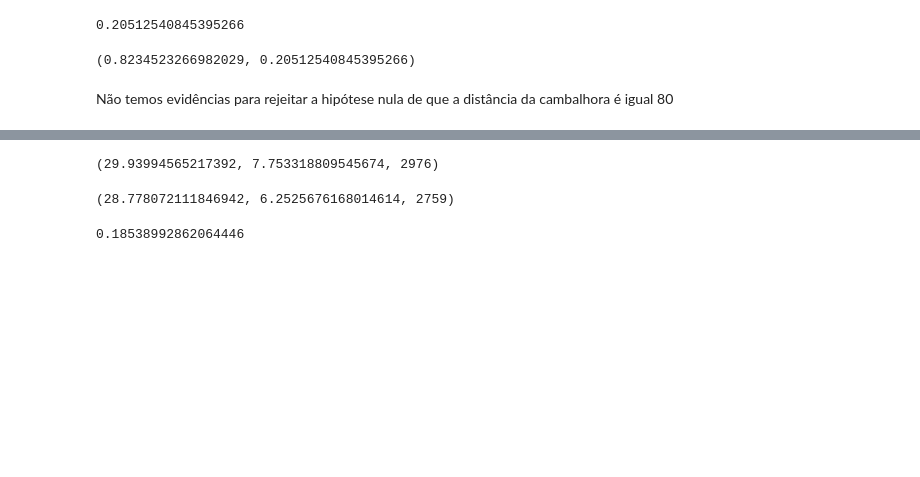
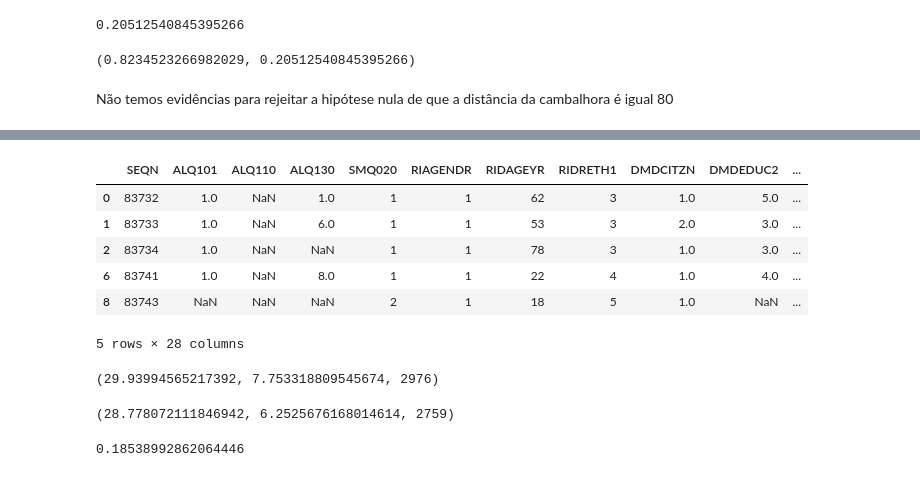
Before and after one commit to thiagogomesverissimo/notebooks, a Jupyter notebook: HypothesisTesting.ipynb, the cells around one changed output, grey strips where cells are left out. Cells and saved outputs as stored; diff of their text form; code cells hidden in the pictures; blank space fills up the shorter version.

```diff
--- a/HypothesisTesting.ipynb
+++ b/HypothesisTesting.ipynb
@@ -161,3 +213,14 @@ homens = df[df['RIAGENDR']==1]
+# %%
+homens = df[df['RIAGENDR']==1]
+homens.head()
+# %% [output]
+|  | SEQN | ALQ101 | ALQ110 | ALQ130 | SMQ020 | RIAGENDR | RIDAGEYR | RIDRETH1 | DMDCITZN | DMDEDUC2 | ... |
+| 0 | 83732 | 1.0 | NaN | 1.0 | 1 | 1 | 62 | 3 | 1.0 | 5.0 | ... |
+| 1 | 83733 | 1.0 | NaN | 6.0 | 1 | 1 | 53 | 3 | 2.0 | 3.0 | ... |
+| 2 | 83734 | 1.0 | NaN | NaN | 1 | 1 | 78 | 3 | 1.0 | 3.0 | ... |
+| 6 | 83741 | 1.0 | NaN | 8.0 | 1 | 1 | 22 | 4 | 1.0 | 4.0 | ... |
+| 8 | 83743 | NaN | NaN | NaN | 2 | 1 | 18 | 5 | 1.0 | NaN | ... |
+5 rows × 28 columns
 # %%
 media_mulheres = mulheres['BMXBMI'].mean()
 sd_mulheres = mulheres['BMXBMI'].std()
```
Also changed, not shown: parts of 23 cells of this notebook, 5 other files.
